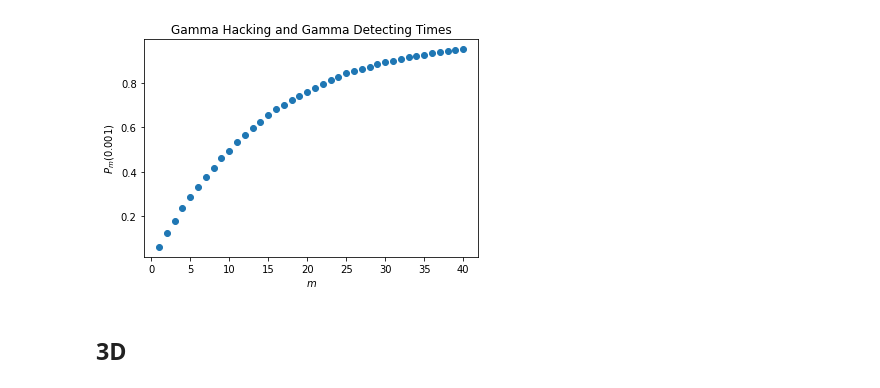
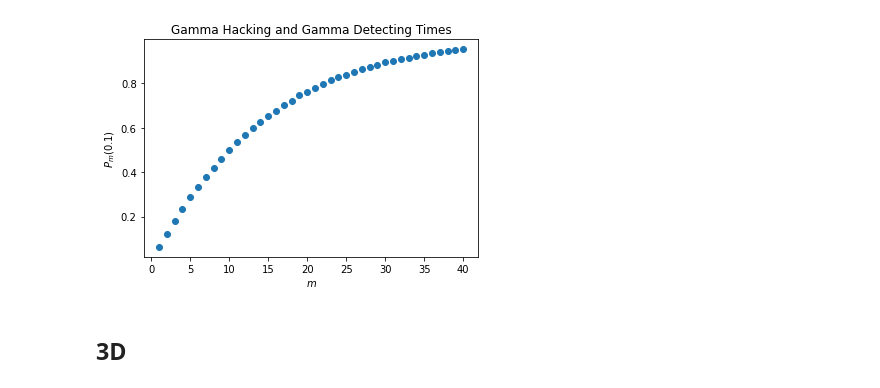
Before and after one commit to xuxiufeng/Blockchain_Simulations, a Jupyter notebook: Probability_Gamma_and_Gamma.ipynb, the cells around one changed output. Saved outputs shown, nothing was run; the diff lists cells and outputs as text; code cells hidden in the pictures.

```diff
--- a/Probability_Gamma_and_Gamma.ipynb
+++ b/Probability_Gamma_and_Gamma.ipynb
@@ -16,7 +16,7 @@ def T_m(m, eta, delta, alpha, beta):
         y = np.random.gamma(alpha, beta)
     return (sum_of_y + sum_of_x)
 # %%
-def P_mt1(t, m, eta, delta, alpha, beta, N=70000):
+def P_mt1(t, m, eta, delta, alpha, beta, N=150000):
     res = np.repeat(np.nan, N)
     Prob = np.repeat(np.nan, len(m))
     for i in range(len(m)):
@@ -27,18 +27,18 @@ def P_mt1(t, m, eta, delta, alpha, beta, N=70000):
 # %%
 m = 40
 eta = 0.02
 delta = 5
 alpha = 1
 beta = 3
-t = 0.1
-P_mt = P_mt1(t, range(1, m+1), eta, delta, alpha, beta)
+t_cross_section = 0.1
+P_mt = P_mt1(t_cross_section, range(1, m+1), eta, delta, alpha, beta)
 plt.scatter(range(1, m+1), P_mt)
 plt.xlabel(r'$m$')
-plt.ylabel(r'$P_m(0.001)$')
+plt.ylabel(r'$P_m(0.1)$')
 plt.title('Gamma Hacking and Gamma Detecting Times')
 plt.show()
 # %% [output]
-[figure, old version]
+[figure, new version]
 # %% [markdown]
 ## 3D
 # %%
```
Also changed, not shown: parts of 1 cell of this notebook.
